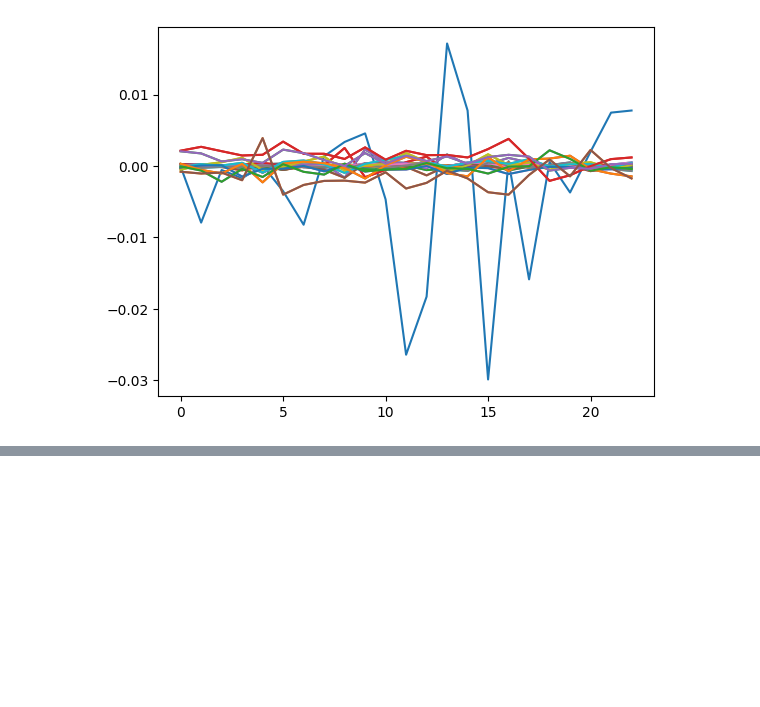
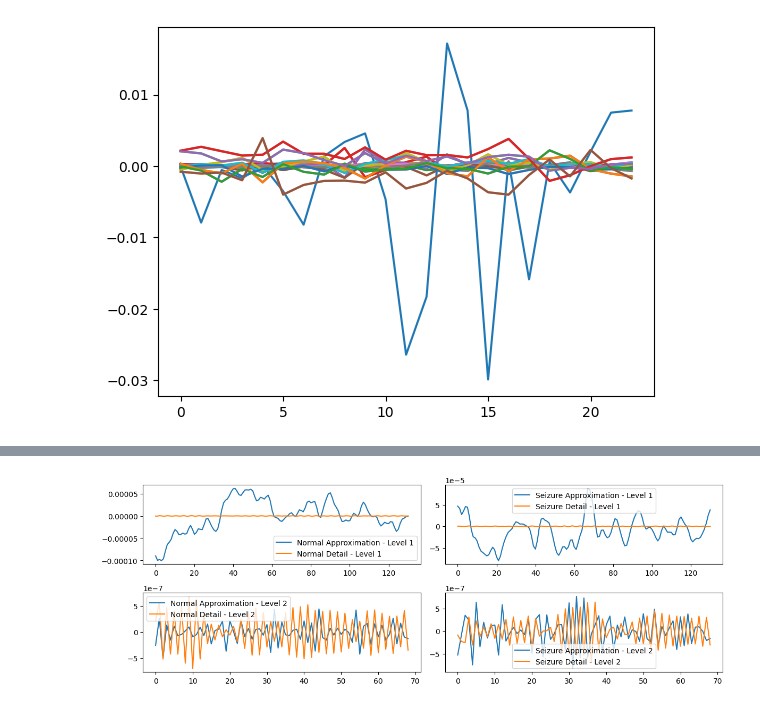
Before and after one commit to AngusLogan02/cs408-python, a Jupyter notebook: feature_extraction.ipynb, the cells around one changed output, grey strips where cells are left out. Saved outputs shown, nothing was run; the diff lists cells and outputs as text; code cells hidden in the pictures; blank space fills up the shorter version.

```diff
--- a/feature_extraction.ipynb
+++ b/feature_extraction.ipynb
@@ -3,6 +3,7 @@ I'm using a Fourier Transform to negate the time dimensionality of the data. Thi
 # %%
 import numpy as np
 epochs = np.load("chb01-03_epochs_np_array.npy")
+seizure_epochs = np.load("chb01-03_seizure_epochs_np_array.npy")
 # %%
 transformed = np.fft.fft(epochs)
 # %%
@@ -22,0 +73,49 @@ plt.show()
+# %%
+num_levels = 2
+epoch = 20
+sensor = 6
+wavelet = "db4"
+# Initialize the signal for the first level
+current_signal = epochs[epoch][sensor]
+seizure_signal = seizure_epochs[epoch][sensor]
+
+plt.figure(figsize=(12,6))
+# Iterate through the desired number of levels
+for level in range(num_levels):
+    # Perform DWT for the current level
+    coeffs = pywt.dwt(current_signal, wavelet)
+    coeffs_seizure = pywt.dwt(seizure_signal, wavelet)
+
+    # Extract the approximation and detail coefficients
+    approximation_coefficients, detail_coefficients = coeffs
+    seizure_approx, seizure_detail = coeffs_seizure
+
+    # Plot the current level
+    plt.subplot(num_levels + 1, 2, 2 * level + 1)
+    plt.plot(approximation_coefficients, label=f'Normal Approximation - Level {level + 1}')
+    plt.plot(detail_coefficients, label=f'Normal Detail - Level {level + 1}')
+    plt.legend()
+
+    # Plot the current level
+    plt.subplot(num_levels + 1, 2, 2 * level + 2)
+    plt.plot(seizure_approx, label=f'Seizure Approximation - Level {level + 1}')
+    plt.plot(seizure_detail, label=f'Seizure Detail - Level {level + 1}')
+    plt.legend()
+
+    # Prepare for the next level
+    current_signal = detail_coefficients
+    seizure_signal = seizure_detail
+
+# Plot the original signal
+# plt.subplot(num_levels + 1, 1, num_levels + 1)
+# plt.plot(epochs[0][0], 'b-', label='Original Signal')
+# plt.legend()
+
+
+normal_transformed = detail_coefficients
+seizure_transformed = seizure_detail
+
+plt.tight_layout()
+plt.show()
+# %% [output]
+[figure, added]
```
Also changed, not shown: parts of 5 cells of this notebook, 2 other files.
